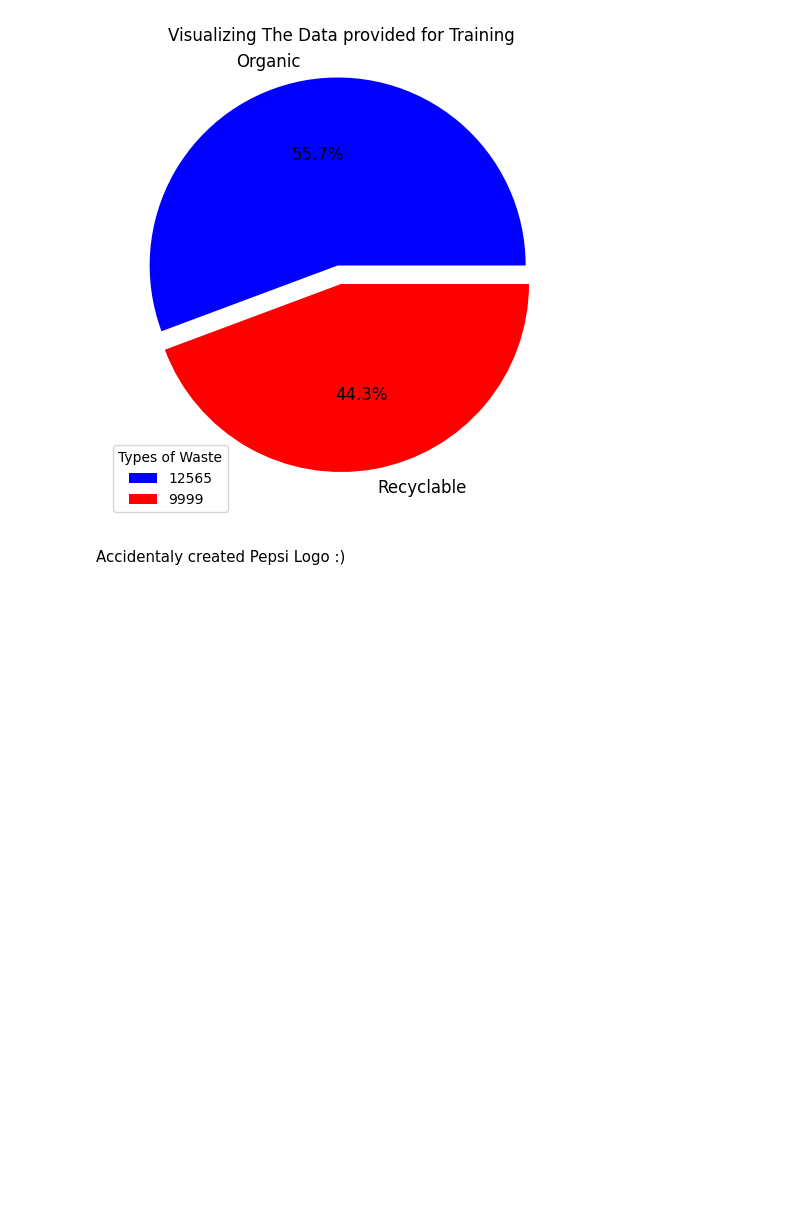
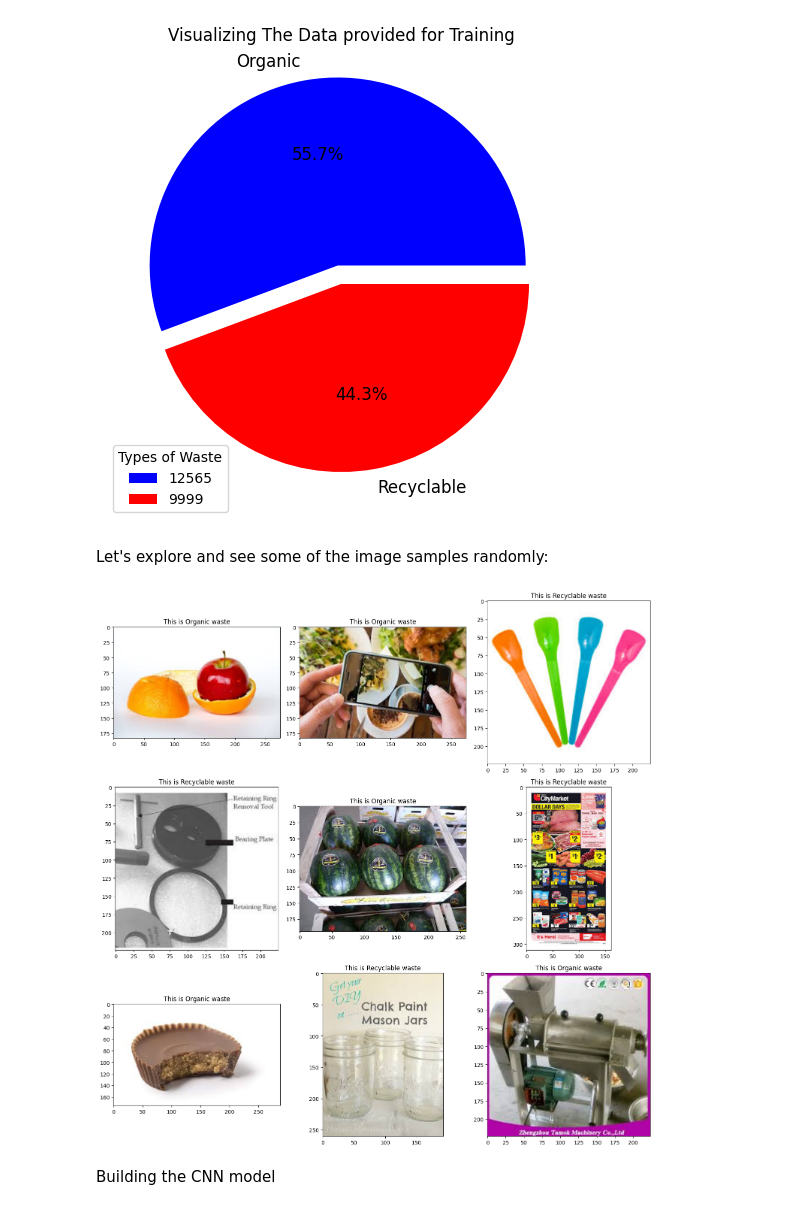
Before and after one commit to Pradeeshkumar-U/EdunetCNNProject, a Jupyter notebook: Main.ipynb, the cells around one changed output. Saved outputs shown, nothing was run; the diff lists cells and outputs as text; code cells hidden in the pictures; blank space fills up the shorter version.

```diff
--- a/Main.ipynb
+++ b/Main.ipynb
@@ -78,5 +78,17 @@ plt.tight_layout()
 plt.show()
 # %% [output]
 [figure]
-# %% [markdown]
-Accidentaly created Pepsi Logo :)
+# %% [markdown]
+Let's explore and see some of the image samples randomly:
+# %%
+plt.figure(figsize=(15,15))
+for i in range(9):
+    plt.subplot(3,3,i+1)
+    index = np.random.randint(22500)
+    plt.title(f'This is {'Recyclable' if data['Type'][index]=='R' else 'Organic'} waste')
+    plt.imshow(data['Image'][index])
+    plt.tight_layout()
+# %% [output]
+[figure, added]
+# %% [markdown]
+Building the CNN model
```
Also changed, not shown: parts of 9 cells of this notebook.
